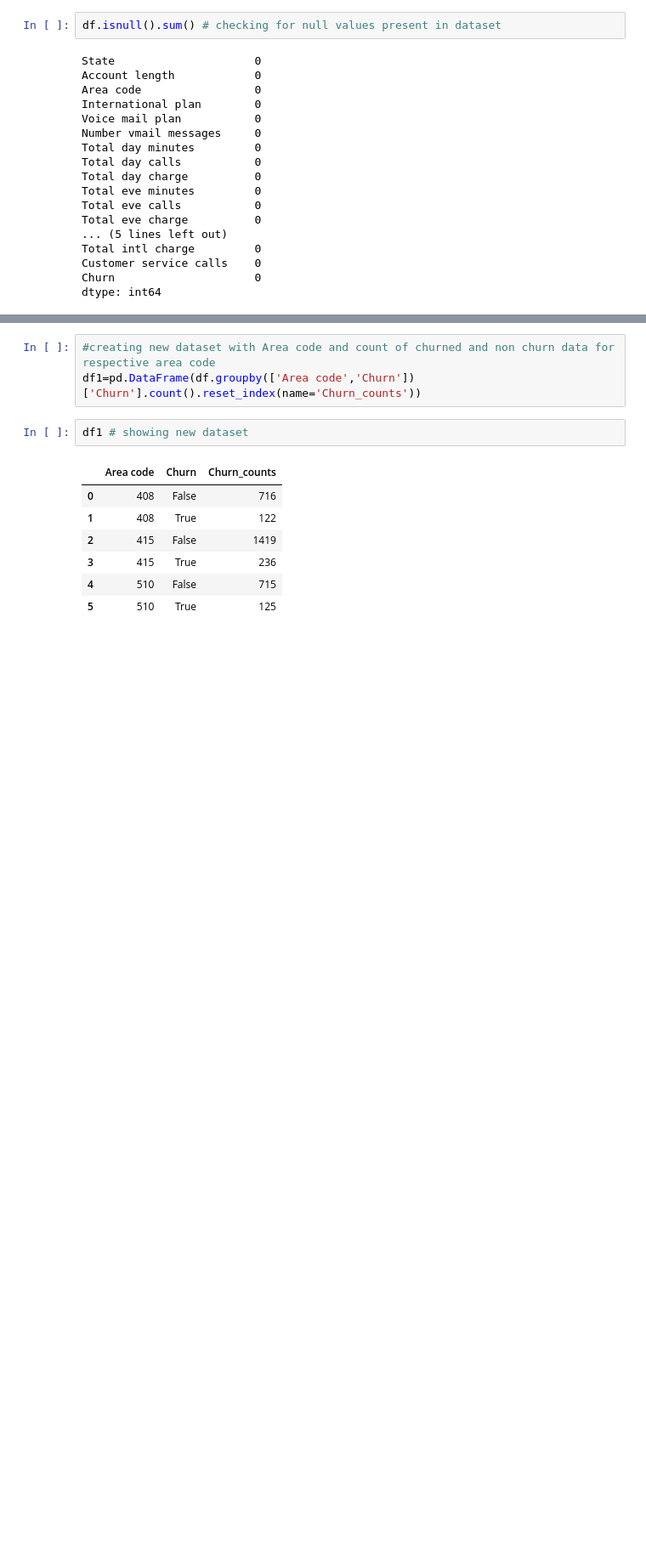
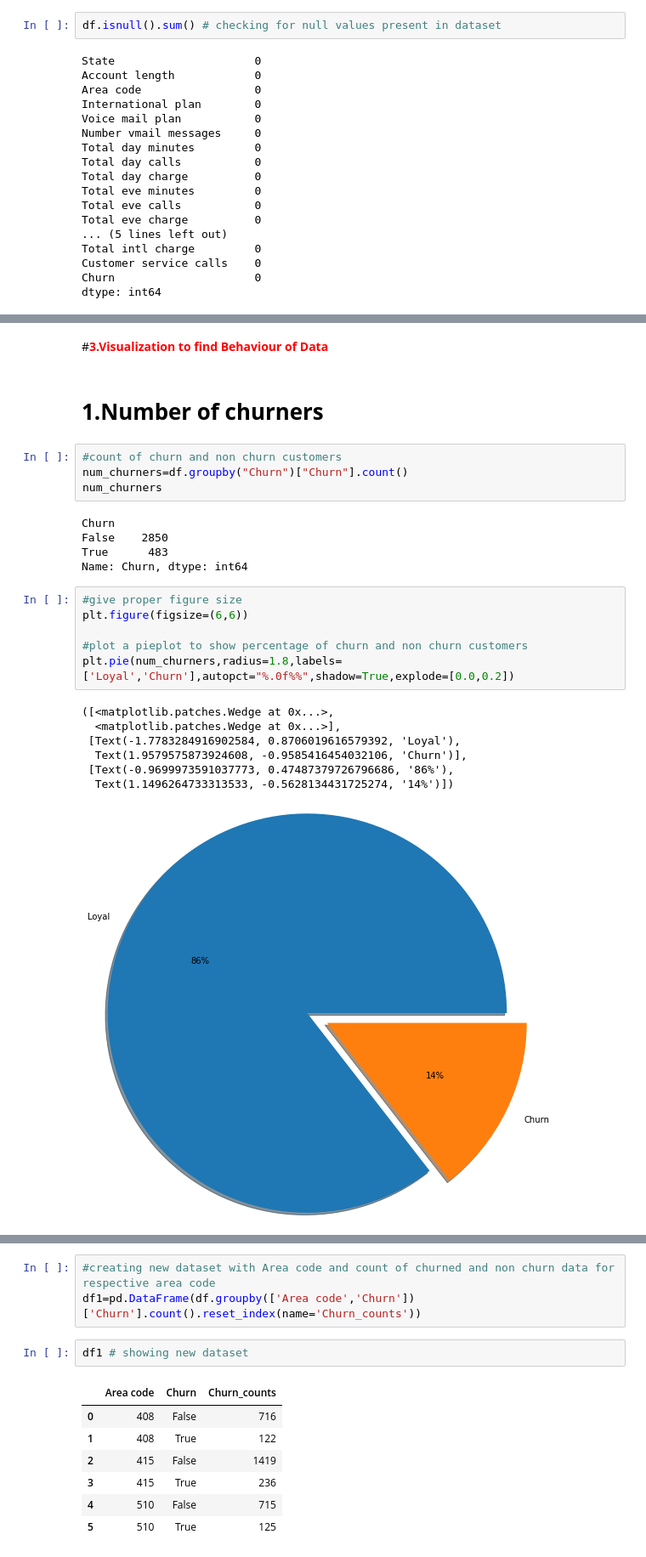
Before and after one commit to Rushikesh3005/Telecom-churn-analysis, a Jupyter notebook: Telecom_Churn_Analysis_Capstone_Project.ipynb, the cells around one changed output, grey strips where cells are left out. Shown at 85% size. Drawn from its saved outputs; the diff is of its cells as text; blank space fills up the shorter version.

```diff
--- a/Telecom_Churn_Analysis_Capstone_Project.ipynb
+++ b/Telecom_Churn_Analysis_Capstone_Project.ipynb
@@ -308,0 +327,27 @@ From the above charts, we can notice that there is a lot of discrepancy in distr
+# %% [markdown]
+#<font color='red'>**3.Visualization to find Behaviour of Data**
+# %% [markdown]
+# **1.Number of churners**
+# %%
+#count of churn and non churn customers
+num_churners=df.groupby("Churn")["Churn"].count()
+num_churners
+# %% [output]
+Churn
+False    2850
+True      483
+Name: Churn, dtype: int64
+# %%
+#give proper figure size
+plt.figure(figsize=(6,6))
+
+#plot a pieplot to show percentage of churn and non churn customers
+plt.pie(num_churners,radius=1.8,labels=['Loyal','Churn'],autopct="%.0f%%",shadow=True,explode=[0.0,0.2])
+# %% [output]
+([<matplotlib.patches.Wedge at 0x...>,
+  <matplotlib.patches.Wedge at 0x...>],
+ [Text(-1.7783284916902584, 0.8706019616579392, 'Loyal'),
+  Text(1.9579575873924608, -0.9585416454032106, 'Churn')],
+ [Text(-0.9699973591037773, 0.47487379726796686, '86%'),
+  Text(1.1496264733313533, -0.5628134431725274, '14%')])
+[figure, added]
```
Also changed, not shown: parts of 112 cells of this notebook.
